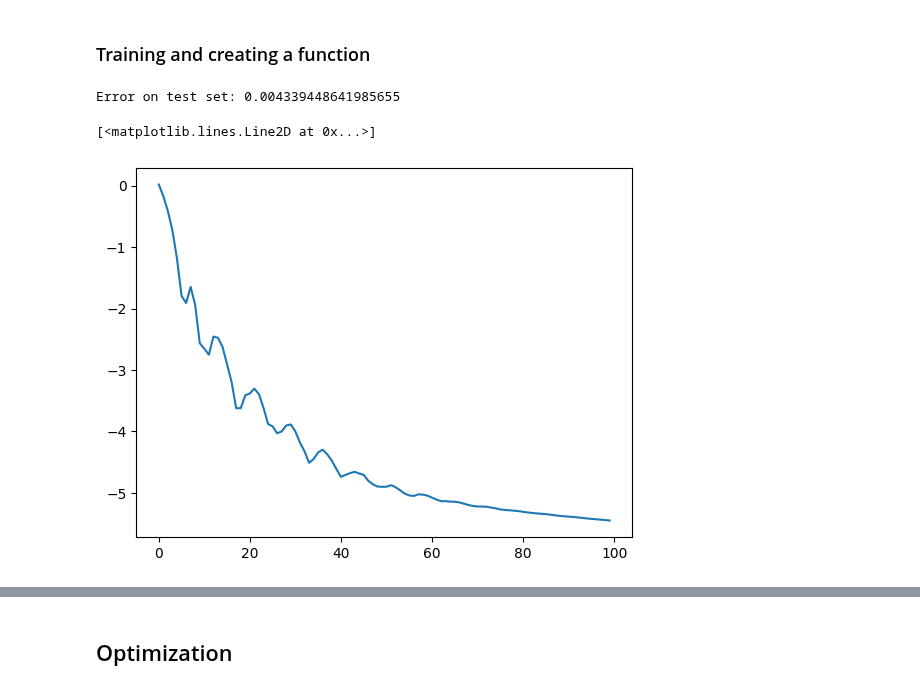
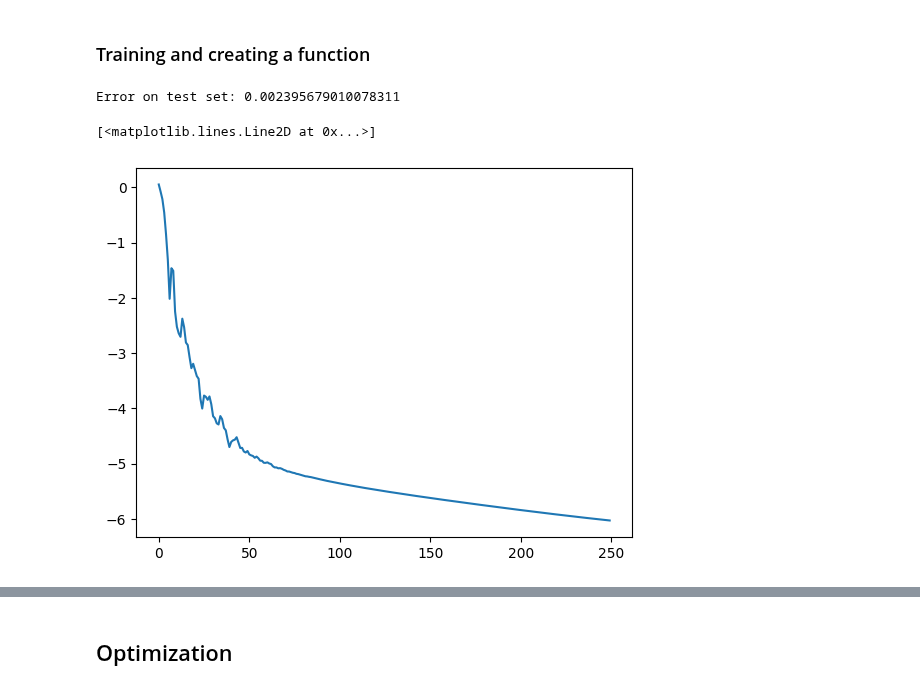
Before and after one commit to emilj610/pyworld3A3, a Jupyter notebook: reinforcementLearning.ipynb, the cells around one changed output, grey strips where cells are left out. Drawn from its saved outputs; the diff is of its cells as text; code cells hidden in the pictures.

```diff
--- a/reinforcementLearning.ipynb
+++ b/reinforcementLearning.ipynb
@@ -67,34 +67,34 @@ J_test = torch.tensor(J_test, dtype=torch.float32)
 # %%
 model = neuralNet(X_train.shape[1], 1)
 loss_func = nn.MSELoss()
 optimizer = torch.optim.Adam(model.parameters(), lr=0.01) # Optimizing weights
 
-epochs = 100
+epochs = 250
 losses = np.zeros((epochs,1))
 model.train()
 
 for epoch in tqdm(range(epochs)):
     J_pred = model.forward(X_train)
     loss = loss_func(J_pred, J_train)
 
     optimizer.zero_grad()
     loss.backward()
     optimizer.step()
     losses[epoch] = loss.item()
 
 model.eval()
 
 with torch.no_grad():
     J_pred = model.forward(X_test)
     loss = loss_func(J_pred, J_test)
 
     print("Error on test set:", loss.item())
 
 plt.plot(np.log(losses))
 # %% [output]
-Error on test set: 0.004339448641985655
+Error on test set: 0.002395679010078311
 [<matplotlib.lines.Line2D at 0x...>]
-[figure, old version]
+[figure, new version]
 # %%
 def nn_func(model, world, k):
     """
```
Also changed, not shown: parts of 4 cells of this notebook.
